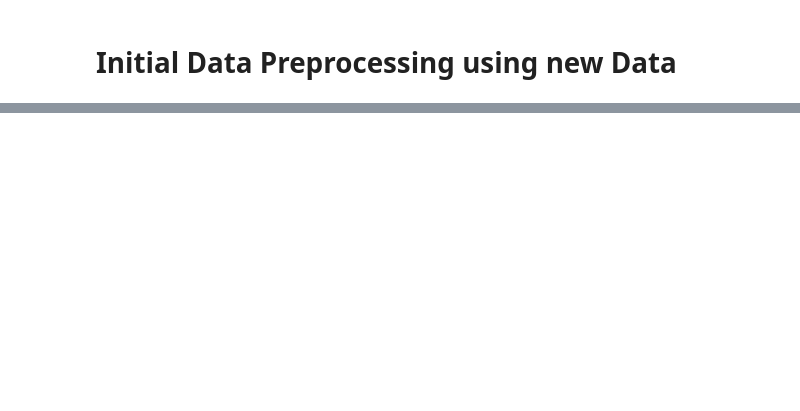
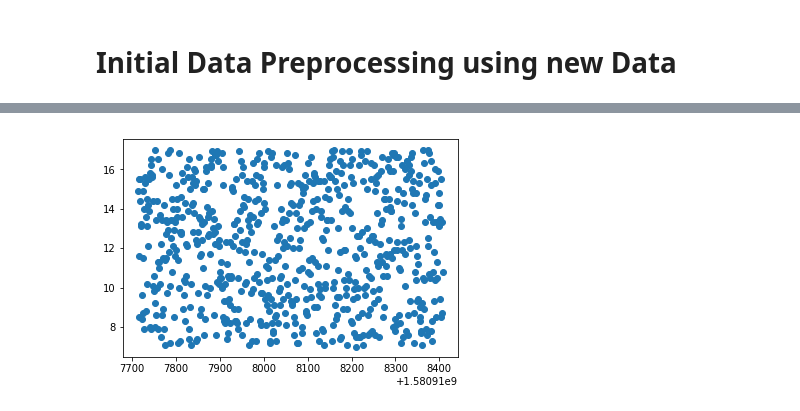
Before and after one commit to jesus-r-mendoza/Operations-Data-and-Mgmt-System, a Jupyter notebook: machine-learning/data-analysis/New-Data-Preprocessing.ipynb, the cells around one changed output, grey strips where cells are left out. Cells and saved outputs as stored; diff of their text form; code cells hidden in the pictures; blank space fills up the shorter version.

```diff
--- a/machine-learning/data-analysis/New-Data-Preprocessing.ipynb
+++ b/machine-learning/data-analysis/New-Data-Preprocessing.ipynb
@@ -44,0 +62,4 @@ plt.scatter(time[0::100], vals[0::100])
+# %%
+scatter_plot(data[1])
+# %% [output]
+[figure, added]
```
Also changed, not shown: parts of 17 cells of this notebook.
